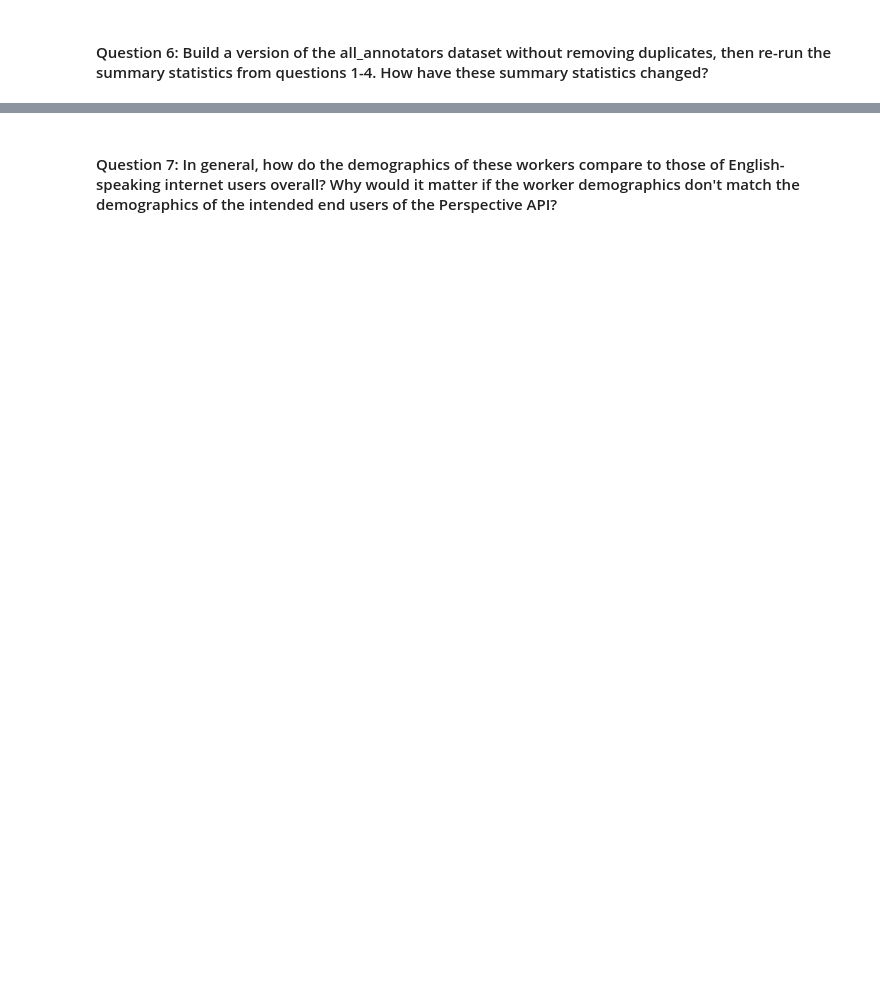
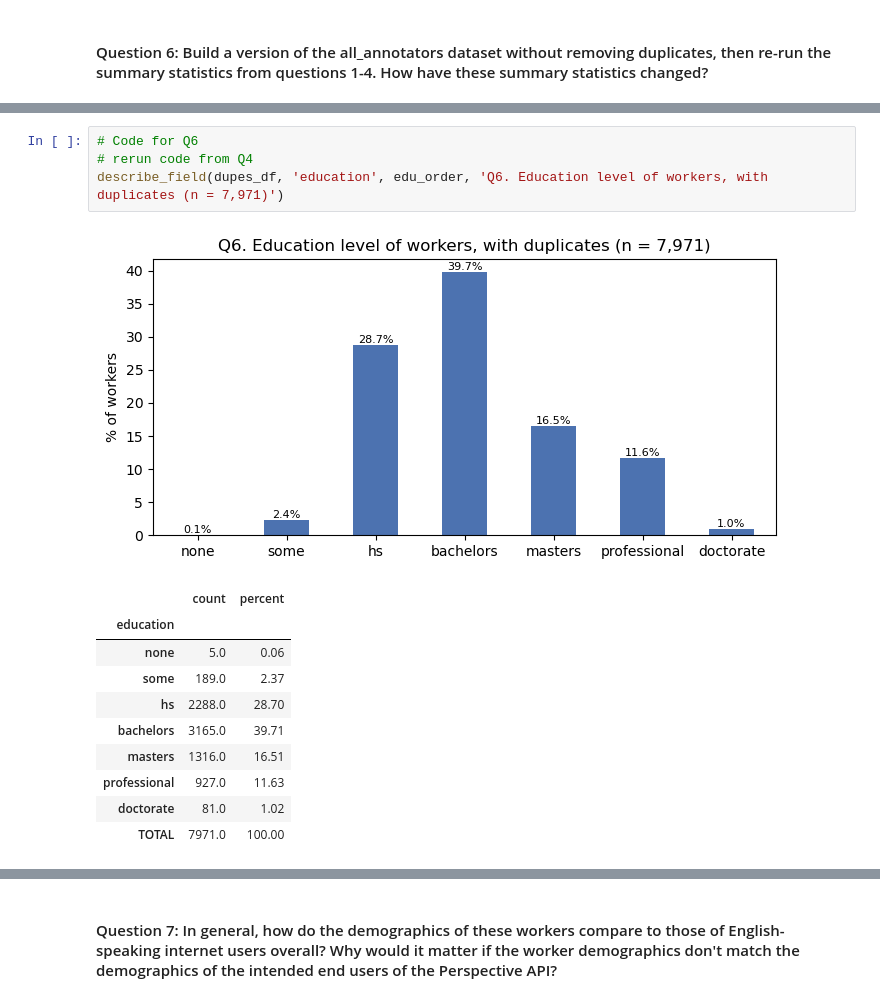
Before and after one commit to AnayGokarn/hcde-410, a Jupyter notebook: A2/hcde410-a2.ipynb, the cells around one changed output, grey strips where cells are left out. Saved outputs shown, nothing was run; the diff lists cells and outputs as text; blank space fills up the shorter version.

```diff
--- a/A2/hcde410-a2.ipynb
+++ b/A2/hcde410-a2.ipynb
@@ -583,0 +688,16 @@ enter
+# %%
+# Code for Q6
+# rerun code from Q4
+describe_field(dupes_df, 'education', edu_order, 'Q6. Education level of workers, with duplicates (n = 7,971)')
+# %% [output]
+[figure, added]
+|  | count | percent |
+| education |  |  |
+| none | 5.0 | 0.06 |
+| some | 189.0 | 2.37 |
+| hs | 2288.0 | 28.70 |
+| bachelors | 3165.0 | 39.71 |
+| masters | 1316.0 | 16.51 |
+| professional | 927.0 | 11.63 |
+| doctorate | 81.0 | 1.02 |
+| TOTAL | 7971.0 | 100.00 |
```
Also changed, not shown: parts of 40 cells of this notebook.
